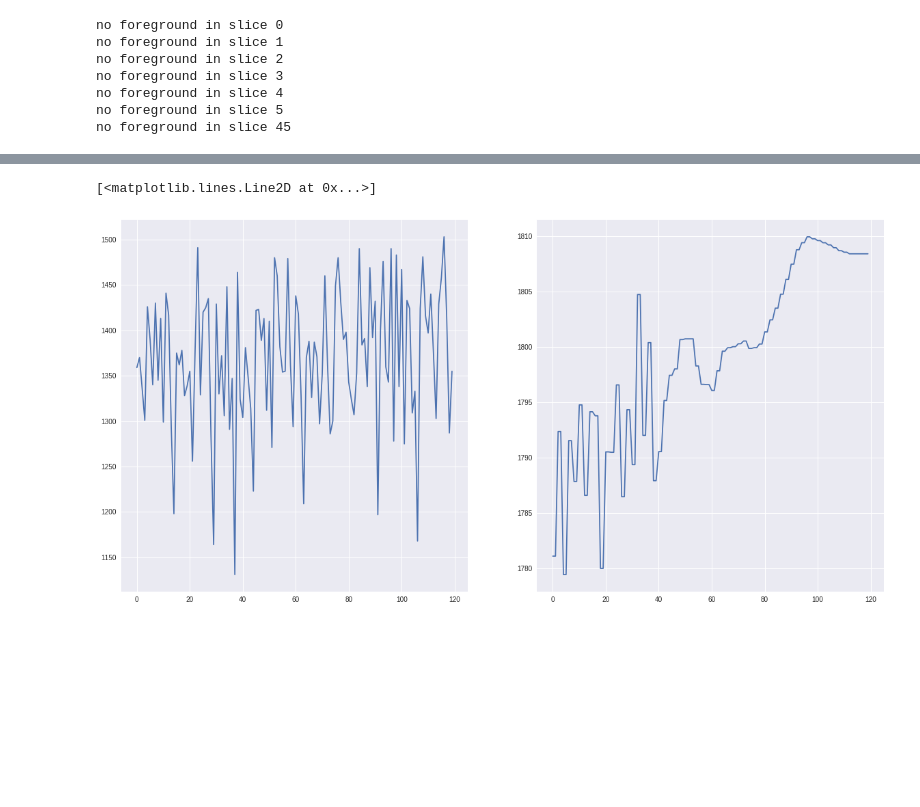
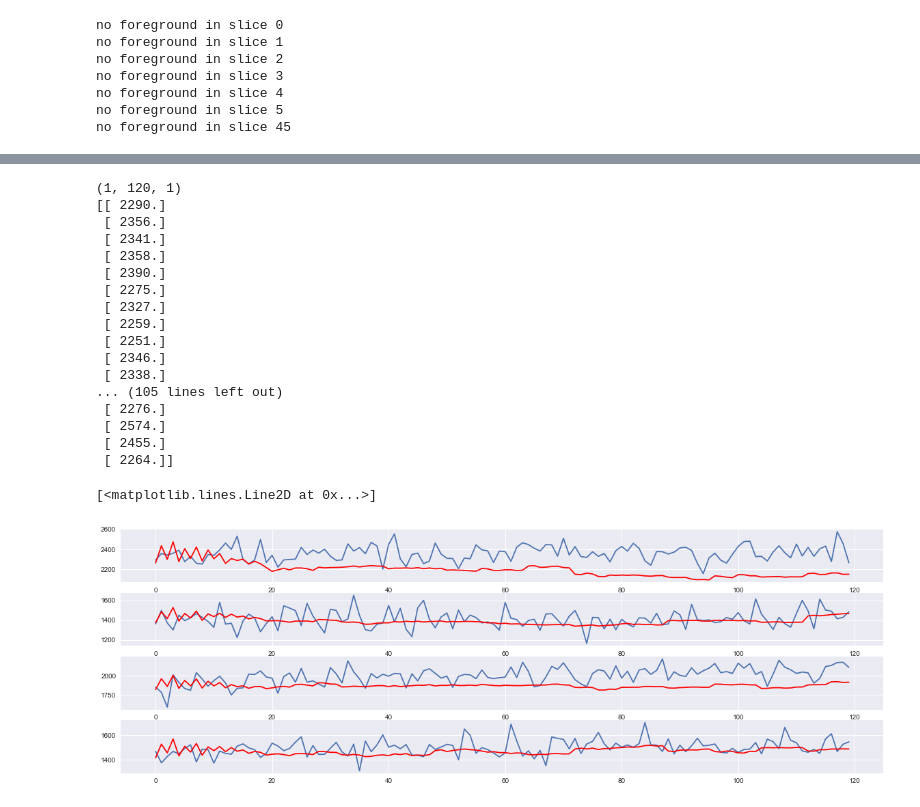
Before and after one commit to ays0110/bean, a Jupyter notebook: piggo.ipynb, the cells around one changed output, grey strips where cells are left out. Drawn from its saved outputs; the diff is of its cells as text; code cells hidden in the pictures; blank space fills up the shorter version.

```diff
--- a/piggo.ipynb
+++ b/piggo.ipynb
@@ -228,7 +226,7 @@ def model():
     model.add(Activation('relu'))
     model.add(UpSampling1D())
 
-    model.add(Conv1D(1, 1, padding='causal'))
+    model.add(Conv1D(1, 21, padding='causal'))
     model.add(Activation('linear'))
 
     # section 2.1 mentions a special regularization, but I don't think that is going to work
@@ -249,5 +247,5 @@ m.compile(optimizer=opt,
 # %%
 data_block = np.vstack(series_df.values)[..., np.newaxis]
 
-m.fit(data_block, data_block, epochs=20, batch_size=32)
+m.fit(data_block, data_block, epochs=10, batch_size=32)
 # %% [output]
@@ -271,13 +273,51 @@ Epoch 18/20
-# %%
-sample = data_block[np.newaxis, 0]
-output = m.predict(sample)
-
-
-plt.figure(figsize=(20, 10))
-plt.subplot(121)
-plt.plot(np.squeeze(sample))
-plt.subplot(122)
-plt.plot(np.squeeze(output))
-# %% [output]
-[<matplotlib.lines.Line2D at 0x...>]
-[figure, removed]
+# %%
+sample_1 = data_block[np.newaxis, 1000]
+output_1 = m.predict(sample_1)
+
+print(sample_1.shape)
+
+print(sample_1[0])
+
+sample_2 = data_block[np.newaxis, 10]
+output_2 = m.predict(sample_2)
+
+sample_3 = data_block[np.newaxis, 66]
+output_3 = m.predict(sample_3)
+
+sample_4 = data_block[np.newaxis, 10000]
+output_4 = m.predict(sample_4)
+
+
+plt.figure(figsize=(20, 10))
+plt.subplot(611)
+plt.plot(np.squeeze(sample_1))
+plt.plot(np.squeeze(output_1), c='r')
+plt.subplot(612)
+plt.plot(np.squeeze(sample_2))
+plt.plot(np.squeeze(output_2), c='r')
+plt.subplot(613)
+plt.plot(np.squeeze(sample_3))
+plt.plot(np.squeeze(output_3), c='r')
+plt.subplot(614)
+plt.plot(np.squeeze(sample_4))
+plt.plot(np.squeeze(output_4), c='r')
+# %% [output]
+(1, 120, 1)
+[[ 2290.]
+ [ 2356.]
+ [ 2341.]
+ [ 2358.]
+ [ 2390.]
+ [ 2275.]
+ [ 2327.]
+ [ 2259.]
+ [ 2251.]
+ [ 2346.]
+ [ 2338.]
+... (105 lines left out)
+ [ 2276.]
+ [ 2574.]
+ [ 2455.]
+ [ 2264.]]
+[<matplotlib.lines.Line2D at 0x...>]
+[figure, added]
```
Also changed, not shown: parts of 5 cells of this notebook, 2 other files.
